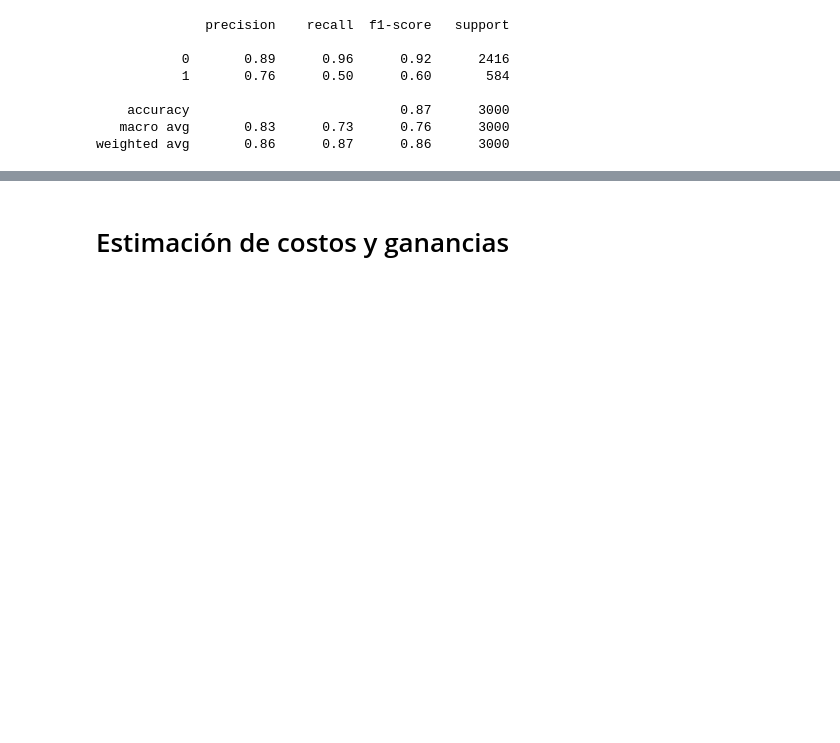
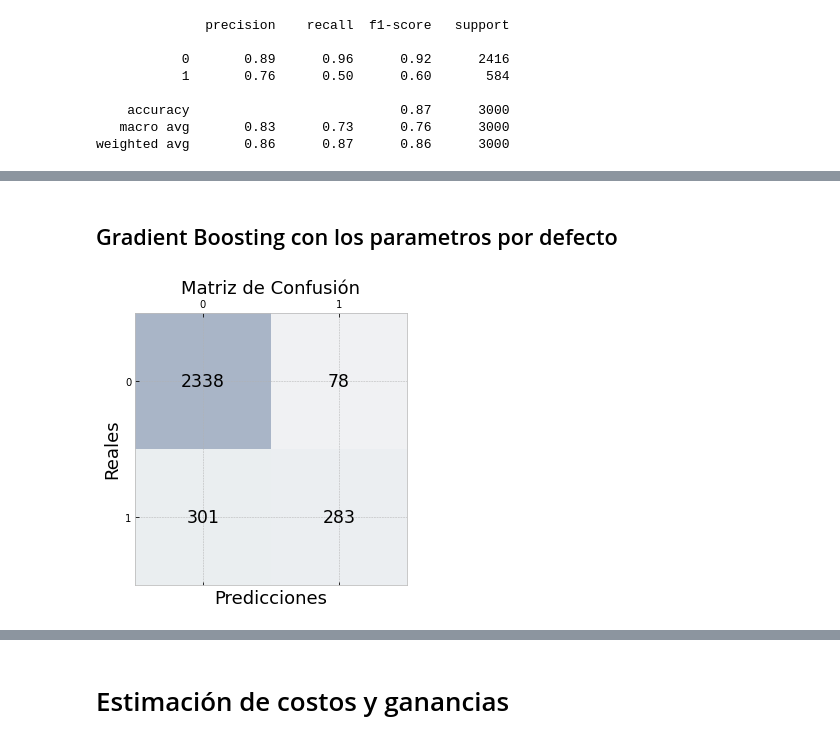
Before and after one commit to RoberthHernandez/churn-prediction-CH, a Jupyter notebook: Entrega2Hernandez+Gomezportillo.ipynb, the cells around one changed output, grey strips where cells are left out. Saved outputs shown, nothing was run; the diff lists cells and outputs as text; code cells hidden in the pictures; blank space fills up the shorter version.

```diff
--- a/Entrega2Hernandez+Gomezportillo.ipynb
+++ b/Entrega2Hernandez+Gomezportillo.ipynb
@@ -989,0 +1080,21 @@ weighted avg       0.86      0.87      0.86      3000
+# %% [markdown]
+## Gradient Boosting con los parametros por defecto
+# %%
+GB =  GradientBoostingClassifier(learning_rate=0.1,n_estimators=100, subsample=1.0,max_depth=3)
+
+result = GB.fit(X_train, y_train)
+y_test_pred = result.predict(X_test)
+
+matriz = confusion_matrix(y_test, y_test_pred)
+fig, ax = plt.subplots(figsize=(5, 5))
+ax.matshow(matriz, cmap=plt.cm.Blues, alpha=0.3)
+for i in range(matriz.shape[0]):
+    for j in range(matriz.shape[1]):
+        ax.text(x=j, y=i,s=matriz[i, j], va='center', ha='center', size='xx-large')
+
+plt.xlabel('Predicciones', fontsize=18)
+plt.ylabel('Reales', fontsize=18)
+plt.title('Matriz de Confusión', fontsize=18)
+plt.show()
+# %% [output]
+[figure, added]
```
Also changed, not shown: parts of 16 cells of this notebook, 3 other files.
